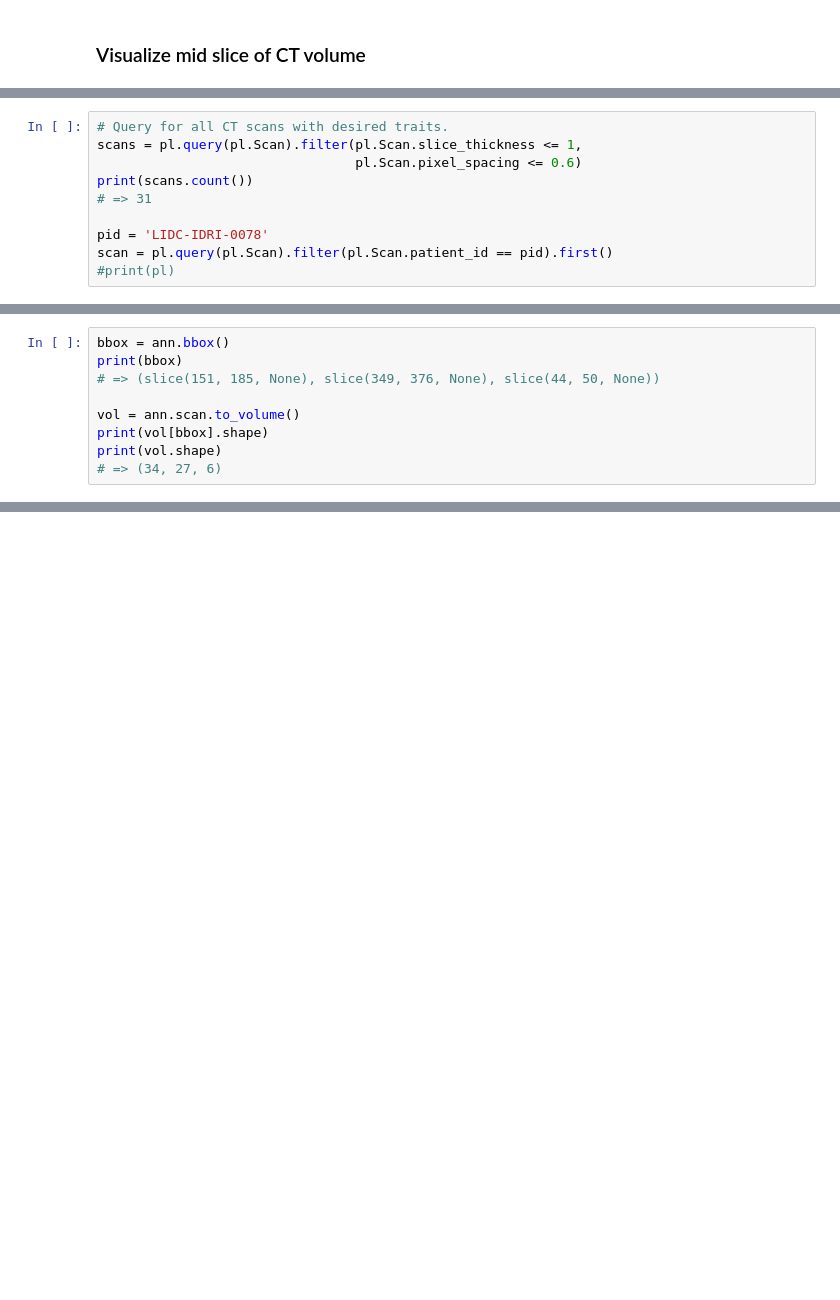
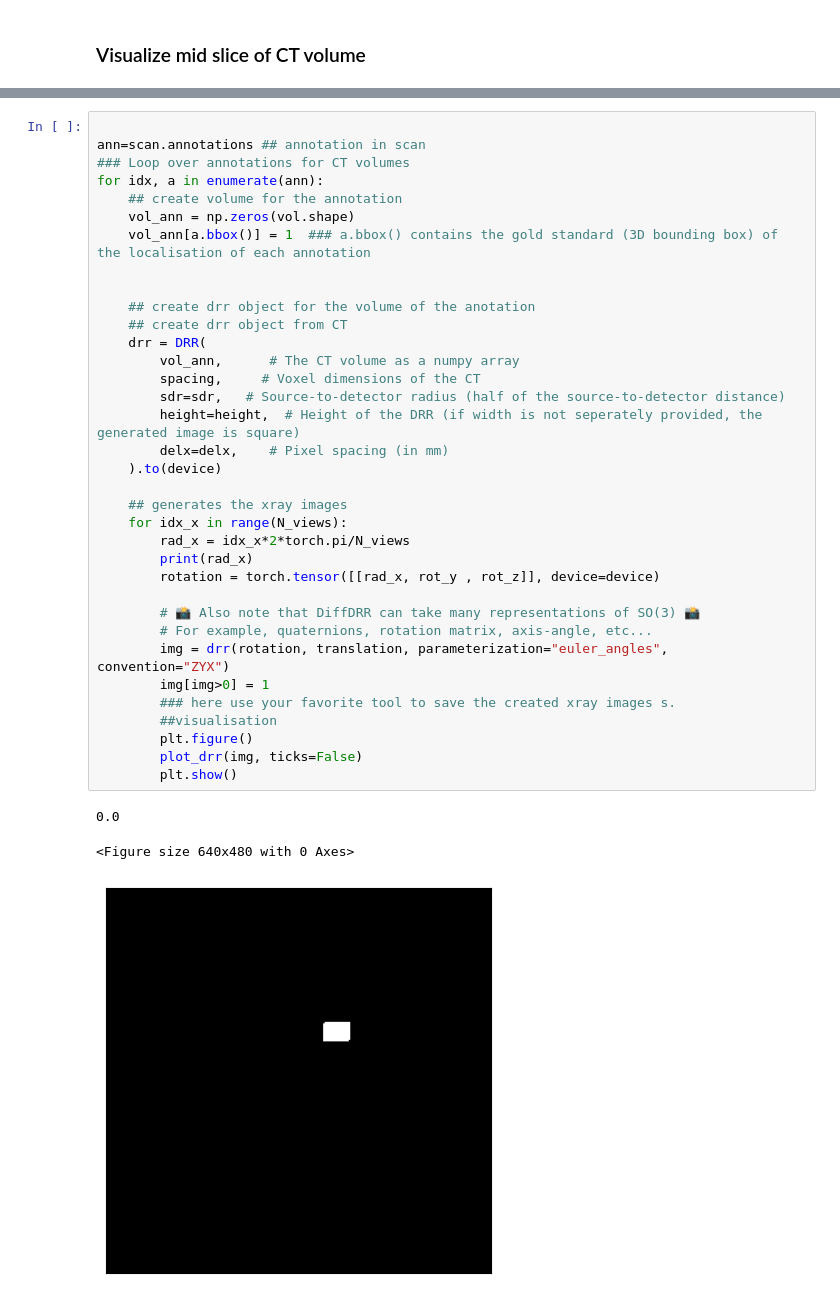
Before and after one commit to khuongdb/rxtool-lidc, a Jupyter notebook: Create_DBB.ipynb, the cells around one changed output, grey strips where cells are left out. Saved outputs shown, nothing was run; the diff lists cells and outputs as text; blank space fills up the shorter version.

```diff
--- a/Create_DBB.ipynb
+++ b/Create_DBB.ipynb
@@ -157,10 +135,0 @@ pl=reload(pl)
-# %%
-# Query for all CT scans with desired traits.
-scans = pl.query(pl.Scan).filter(pl.Scan.slice_thickness <= 1,
-                                 pl.Scan.pixel_spacing <= 0.6)
-print(scans.count())
-# => 31
-
-pid = 'LIDC-IDRI-0078'
-scan = pl.query(pl.Scan).filter(pl.Scan.patient_id == pid).first()
-#print(pl)
@@ -227,9 +135,0 @@ print(mask.shape, mask.dtype)
-# %%
-bbox = ann.bbox()
-print(bbox)
-# => (slice(151, 185, None), slice(349, 376, None), slice(44, 50, None))
-
-vol = ann.scan.to_volume()
-print(vol[bbox].shape)
-print(vol.shape)
-# => (34, 27, 6)
@@ -346,0 +136,39 @@ Image (0x55e718672610)
+# %%
+
+ann=scan.annotations ## annotation in scan
+### Loop over annotations for CT volumes
+for idx, a in enumerate(ann):
+    ## create volume for the annotation
+    vol_ann = np.zeros(vol.shape)
+    vol_ann[a.bbox()] = 1  ### a.bbox() contains the gold standard (3D bounding box) of the localisation of each annotation
+
+
+    ## create drr object for the volume of the anotation
+    ## create drr object from CT
+    drr = DRR(
+        vol_ann,      # The CT volume as a numpy array
+        spacing,     # Voxel dimensions of the CT
+        sdr=sdr,   # Source-to-detector radius (half of the source-to-detector distance)
+        height=height,  # Height of the DRR (if width is not seperately provided, the generated image is square)
+        delx=delx,    # Pixel spacing (in mm)
+    ).to(device)
+
+    ## generates the xray images
+    for idx_x in range(N_views):
+        rad_x = idx_x*2*torch.pi/N_views
+        print(rad_x)
+        rotation = torch.tensor([[rad_x, rot_y , rot_z]], device=device)
+
+        # 📸 Also note that DiffDRR can take many representations of SO(3) 📸
+        # For example, quaternions, rotation matrix, axis-angle, etc...
+        img = drr(rotation, translation, parameterization="euler_angles", convention="ZYX")
+        img[img>0] = 1
+        ### here use your favorite tool to save the created xray images s.
+        ##visualisation
+        plt.figure()
+        plot_drr(img, ticks=False)
+        plt.show()
+# %% [output]
+0.0
+<Figure size 640x480 with 0 Axes>
+[figure, added]
```
Also changed, not shown: parts of 30 cells of this notebook.
